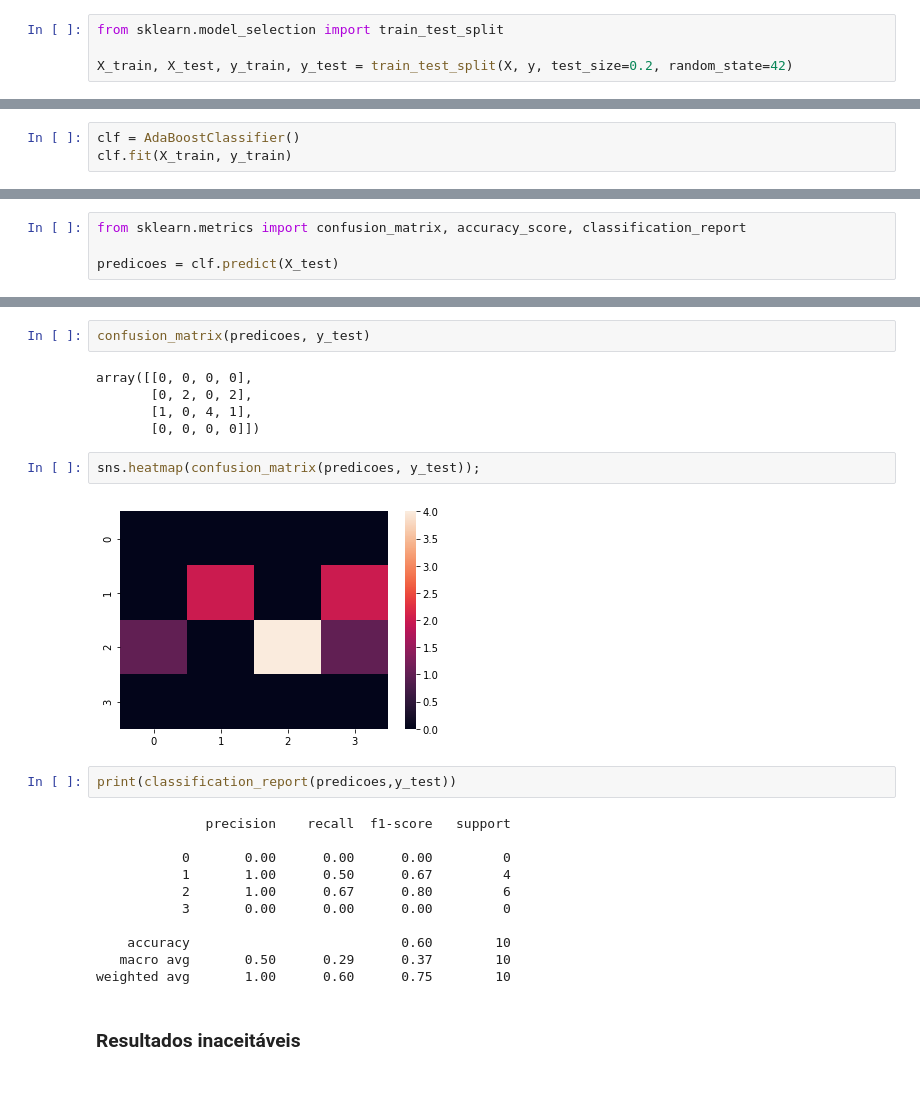
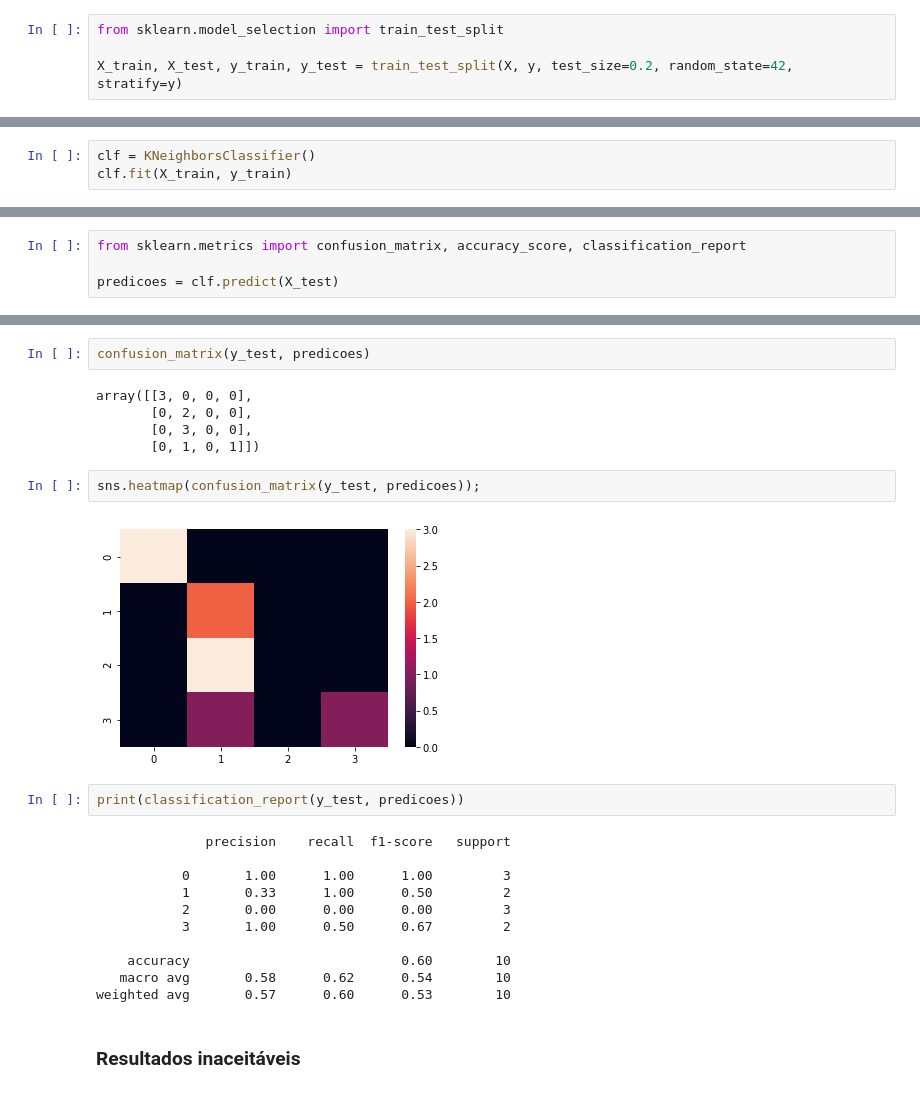
Before and after one commit to vschmidt/machine_failure_detector, a Jupyter notebook: Análise dos dados/Análise dos dados - Som ambiente.ipynb, the cells around one changed output, grey strips where cells are left out. Cells and saved outputs as stored; diff of their text form.

```diff
--- a/Análise dos dados/Análise dos dados - Som ambiente.ipynb
+++ b/Análise dos dados/Análise dos dados - Som ambiente.ipynb
@@ -318,7 +308,7 @@ y = lbl_enc.fit_transform(y)
 # %%
 from sklearn.model_selection import train_test_split
 
-X_train, X_test, y_train, y_test = train_test_split(X, y, test_size=0.2, random_state=42)
+X_train, X_test, y_train, y_test = train_test_split(X, y, test_size=0.2, random_state=42, stratify=y)
 # %% [markdown]
 # Experimentação com algoritmos tradicionais
 # %%
@@ -414,6 +404,6 @@ Accuracy: 20.00
 # %% [markdown]
 # Teste do melhor algoritimo com outras métricas
 # %%
-clf = AdaBoostClassifier()
+clf = KNeighborsClassifier()
 clf.fit(X_train, y_train)
 # %% [output]
@@ -427,29 +417,29 @@ accuracy_score(predicoes, y_test)
 # %% [output]
 0.6
 # %%
-confusion_matrix(predicoes, y_test)
+confusion_matrix(y_test, predicoes)
 # %% [output]
-array([[0, 0, 0, 0],
-       [0, 2, 0, 2],
-       [1, 0, 4, 1],
-       [0, 0, 0, 0]])
+array([[3, 0, 0, 0],
+       [0, 2, 0, 0],
+       [0, 3, 0, 0],
+       [0, 1, 0, 1]])
 # %%
-sns.heatmap(confusion_matrix(predicoes, y_test));
+sns.heatmap(confusion_matrix(y_test, predicoes));
 # %% [output]
-[figure, old version]
+[figure, new version]
 # %%
-print(classification_report(predicoes,y_test))
+print(classification_report(y_test, predicoes))
 # %% [output]
               precision    recall  f1-score   support
 
-           0       0.00      0.00      0.00         0
-           1       1.00      0.50      0.67         4
-           2       1.00      0.67      0.80         6
-           3       0.00      0.00      0.00         0
+           0       1.00      1.00      1.00         3
+           1       0.33      1.00      0.50         2
+           2       0.00      0.00      0.00         3
+           3       1.00      0.50      0.67         2
 
     accuracy                           0.60        10
-   macro avg       0.50      0.29      0.37        10
-weighted avg       1.00      0.60      0.75        10
+   macro avg       0.58      0.62      0.54        10
+weighted avg       0.57      0.60      0.53        10
 # %% [markdown]
 ### Resultados inaceitáveis
 # %% [markdown]
```
Also changed, not shown: parts of 77 cells of this notebook, 2 other files.
